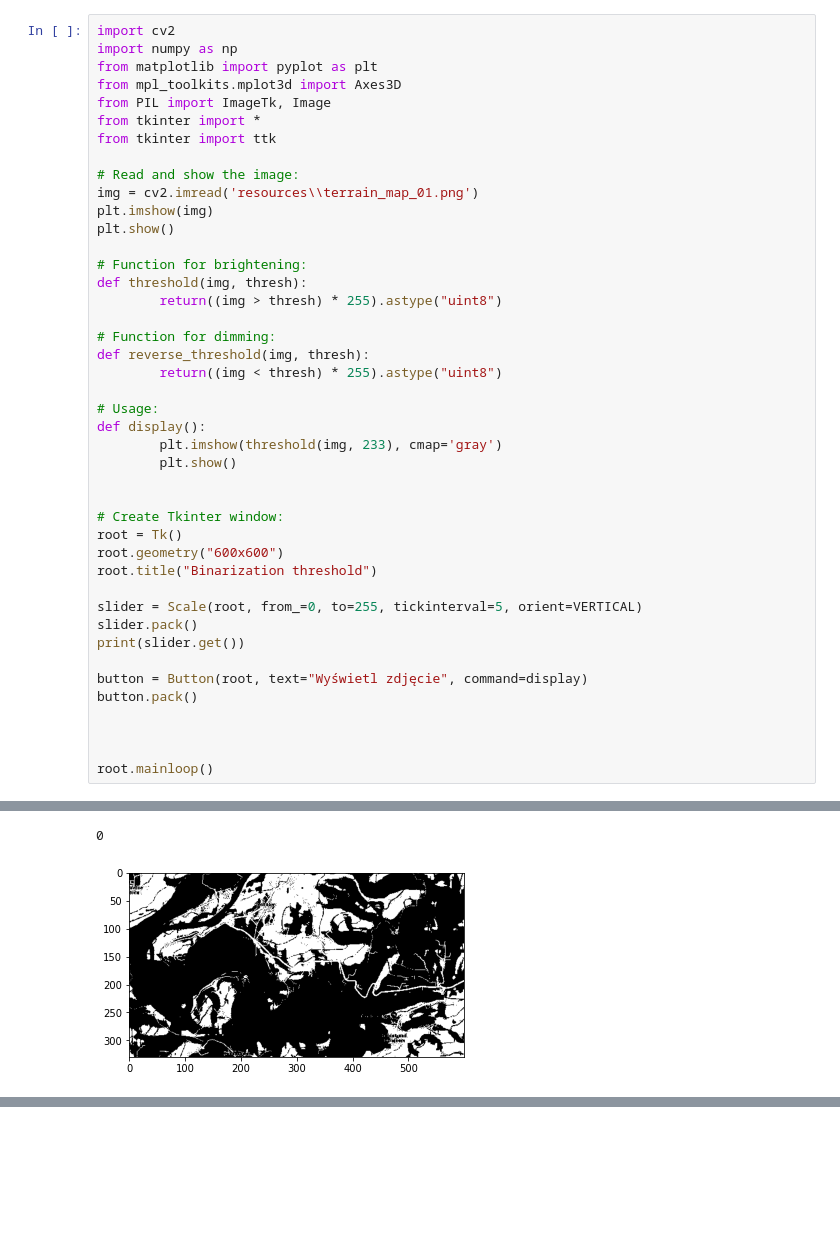
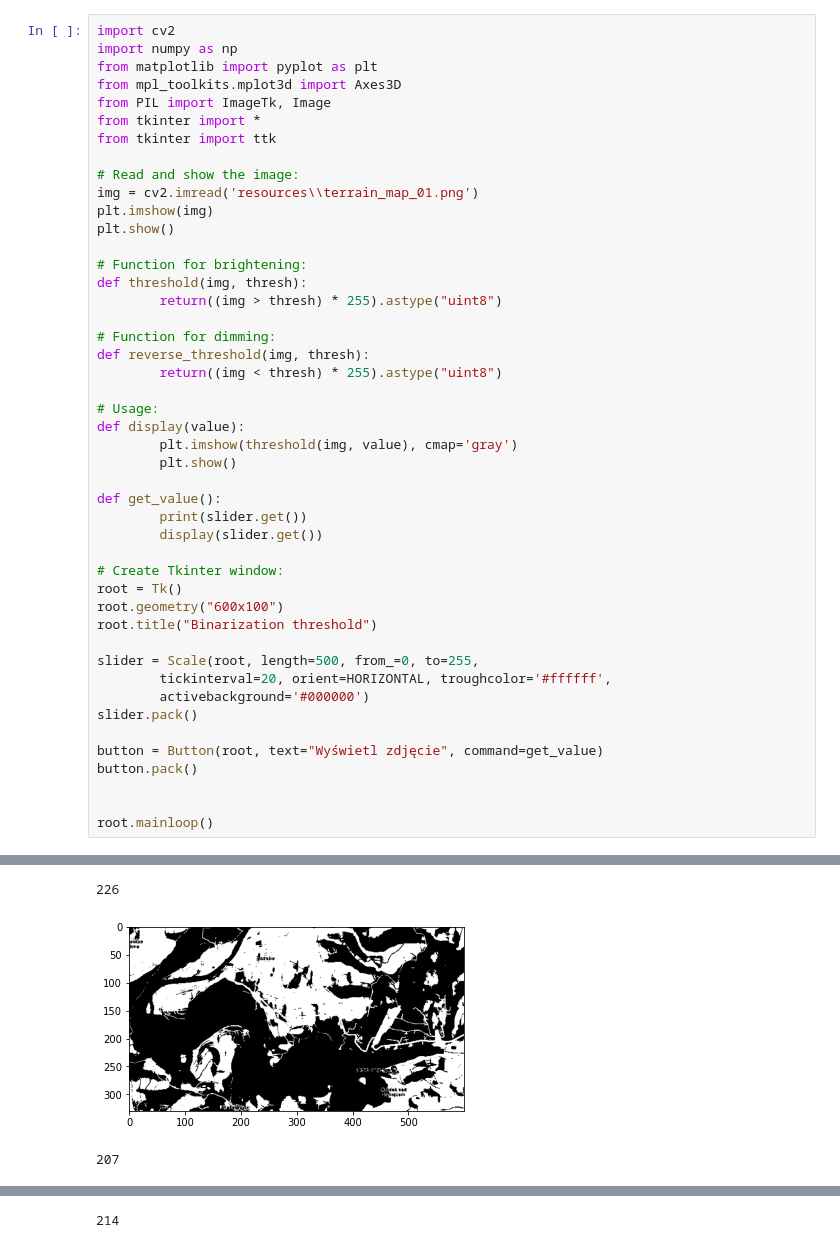
Before and after one commit to Pyother/discrete-modeling, a Jupyter notebook: Laboratory_1_dimming_brigthening/project.ipynb, the cells around one changed output, grey strips where cells are left out. Saved outputs shown, nothing was run; the diff lists cells and outputs as text; blank space fills up the shorter version.

Commit message:
Laboratory 1 - displaying binarized image

```diff
--- a/Laboratory_1_dimming_brigthening/project.ipynb
+++ b/Laboratory_1_dimming_brigthening/project.ipynb
@@ -9,39 +9,43 @@ from tkinter import ttk
 
 # Read and show the image:
 img = cv2.imread('resources\\terrain_map_01.png')
 plt.imshow(img)
 plt.show()
 
 # Function for brightening:
 def threshold(img, thresh):
         return((img > thresh) * 255).astype("uint8")
 
 # Function for dimming:
 def reverse_threshold(img, thresh):
         return((img < thresh) * 255).astype("uint8")
 
 # Usage:
-def display():
-        plt.imshow(threshold(img, 233), cmap='gray')
+def display(value):
+        plt.imshow(threshold(img, value), cmap='gray')
         plt.show()
 
+def get_value():
+        print(slider.get())
+        display(slider.get())
 
 # Create Tkinter window:
 root = Tk()
-root.geometry("600x600")
+root.geometry("600x100")
 root.title("Binarization threshold")
 
-slider = Scale(root, from_=0, to=255, tickinterval=5, orient=VERTICAL)
+slider = Scale(root, length=500, from_=0, to=255,
+        tickinterval=20, orient=HORIZONTAL, troughcolor='#ffffff',
+        activebackground='#000000')
 slider.pack()
-print(slider.get())
 
-button = Button(root, text="Wyświetl zdjęcie", command=display)
+button = Button(root, text="Wyświetl zdjęcie", command=get_value)
 button.pack()
 
 
-
 root.mainloop()
 # %% [output]
 [figure]
-0
+226
-[figure, old version]
+[figure, new version]
+207
@@ -47,0 +53 @@ root.mainloop()
+214
```
Also changed, not shown: parts of 1 cell of this notebook.
